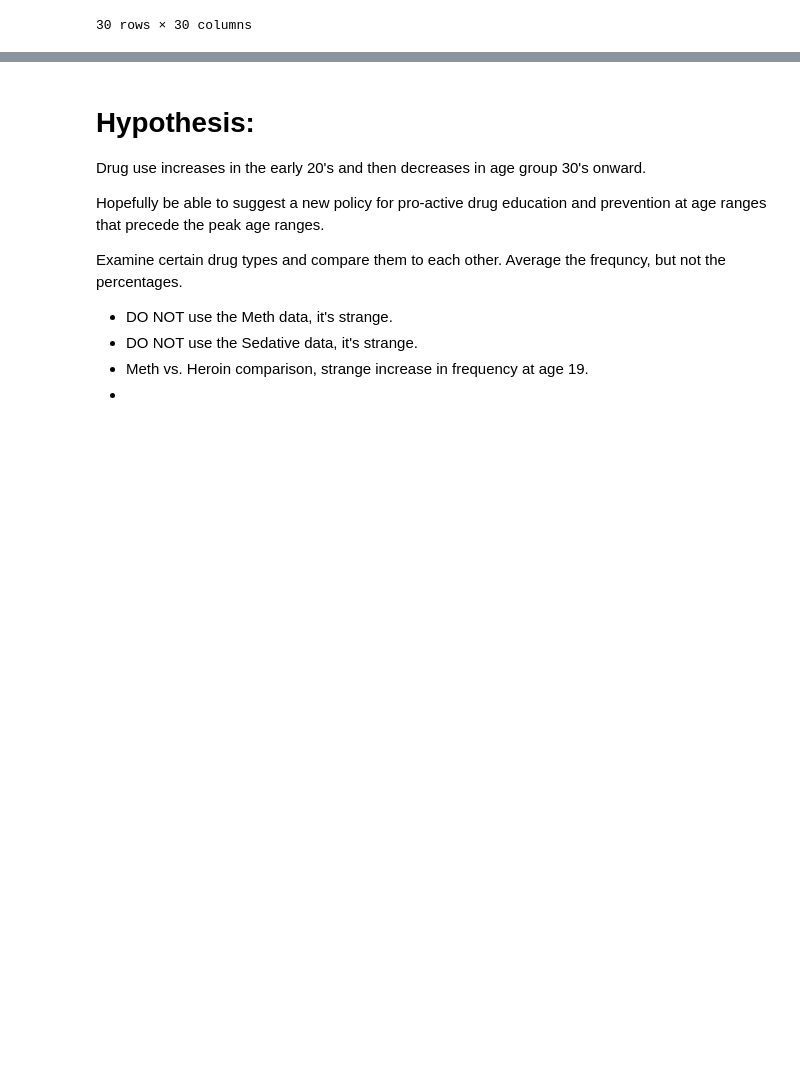
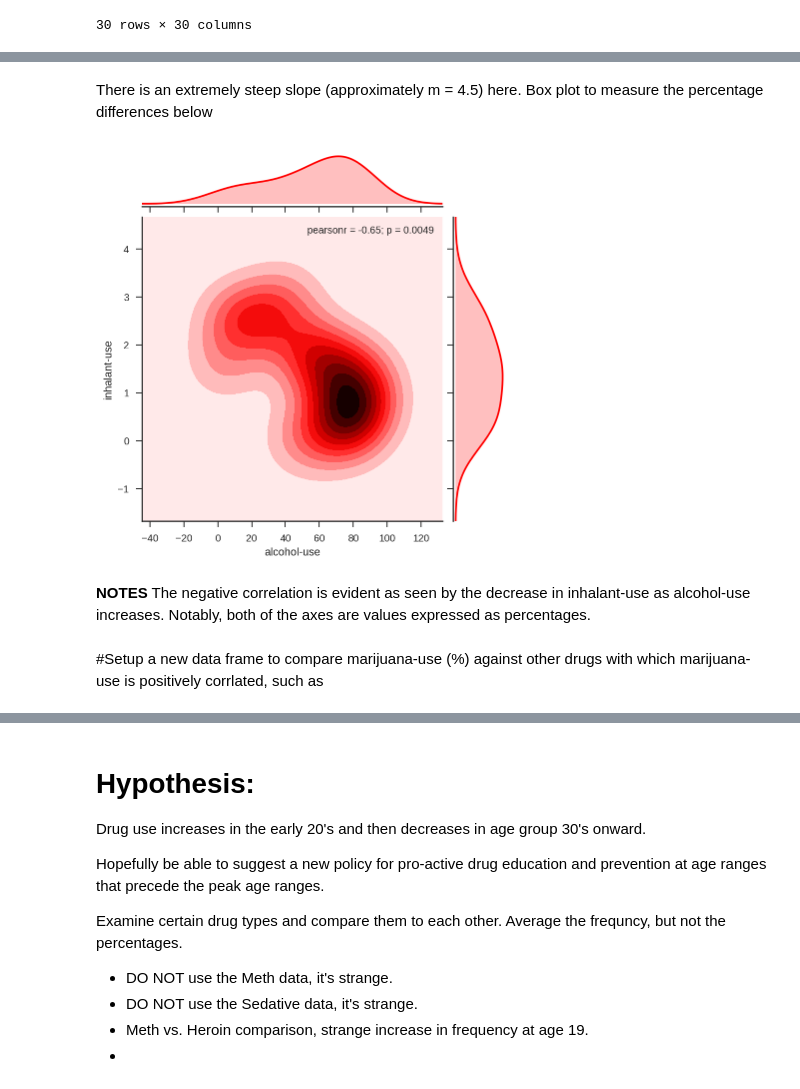
Before and after one commit to godsylla/Civic-Data-Analysis, a Jupyter notebook: project-02-v2-starter-code.ipynb, the cells around one changed output, grey strips where cells are left out. Saved outputs shown, nothing was run; the diff lists cells and outputs as text; code cells hidden in the pictures; blank space fills up the shorter version.

```diff
--- a/project-02-v2-starter-code.ipynb
+++ b/project-02-v2-starter-code.ipynb
@@ -1199,0 +1153,14 @@ df_use_corr
+# %% [markdown]
+There is an extremely steep slope (approximately m = 4.5) here.
+Box plot to measure the percentage differences below
+# %%
+sns.jointplot(x='alcohol-use', y='inhalant-use', data=use_df, kind='kde', color='r')
+plt.show()
+# %% [output]
+[figure, added]
+# %% [markdown]
+**NOTES**
+The negative correlation is evident as seen by the decrease in inhalant-use as alcohol-use increases.
+Notably, both of the axes are values expressed as percentages.
+# %% [markdown]
+#Setup a new data frame to compare marijuana-use (%) against other drugs with which marijuana-use is positively corrlated, such as
```
Also changed, not shown: parts of 14 cells of this notebook.
